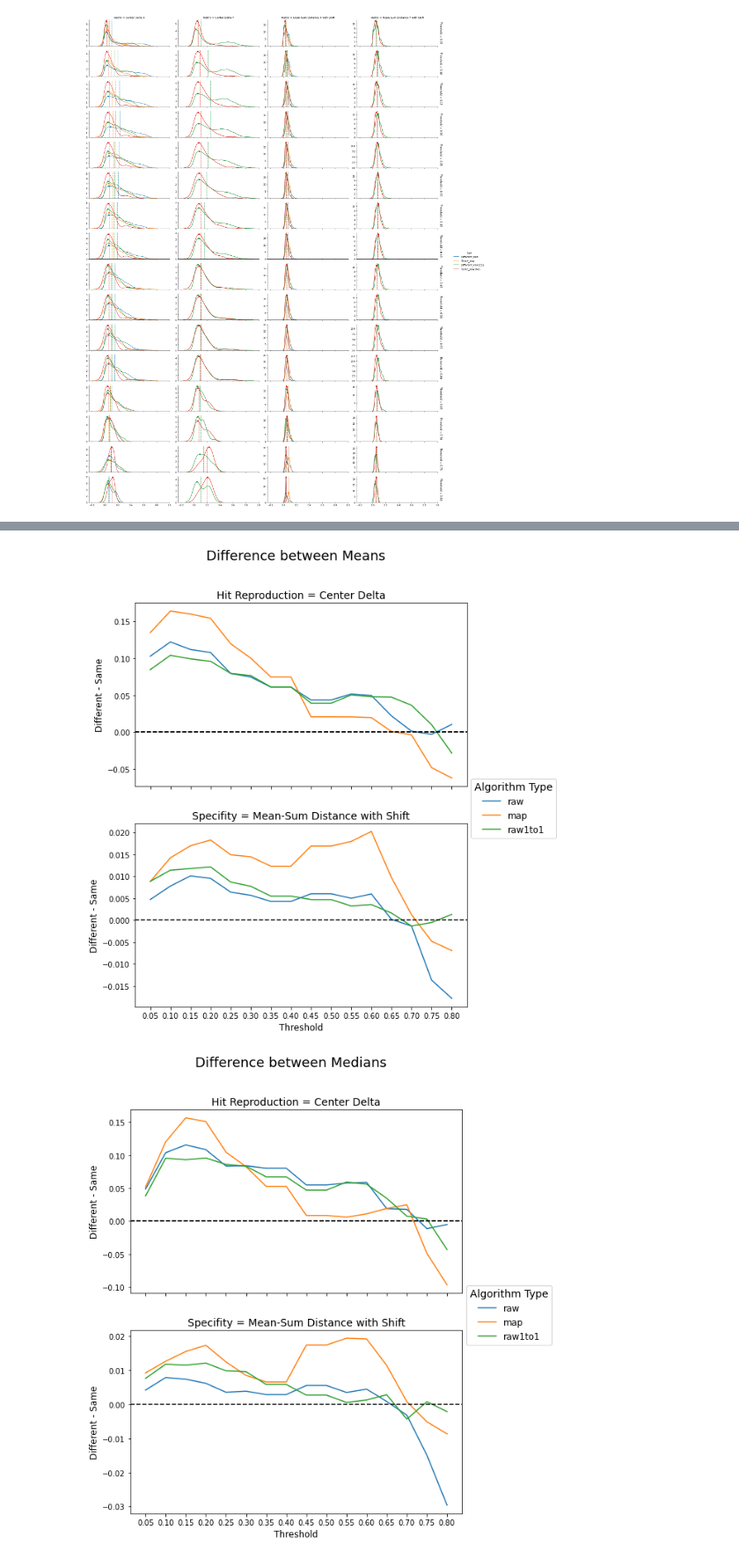
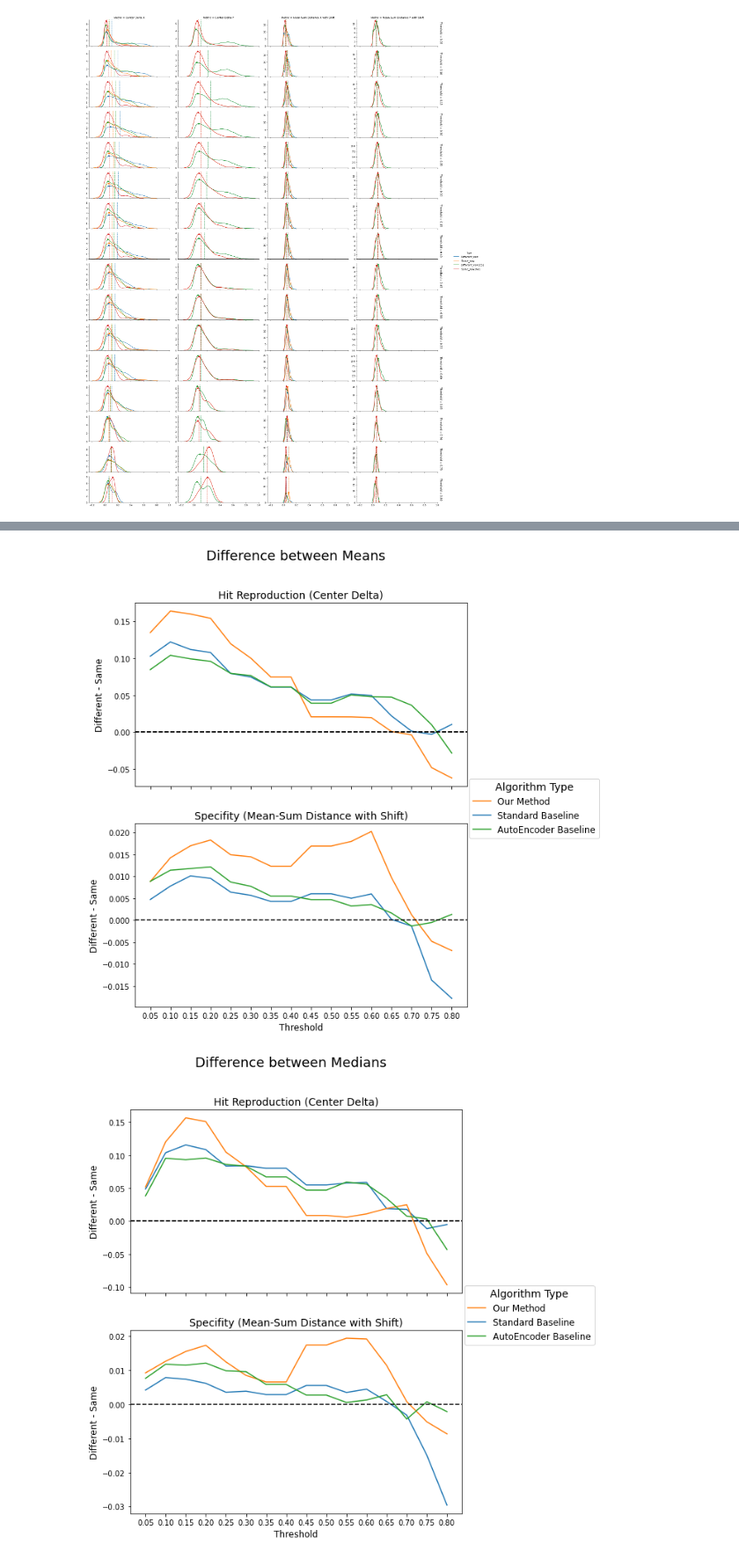
Before and after one commit to leorrose/CellProfiling-research, a Jupyter notebook: code/notebooks/Repeated-Results.ipynb, the cells around one changed output, grey strips where cells are left out. Shown at 88% size. Saved outputs shown, nothing was run; the diff lists cells and outputs as text; code cells hidden in the pictures.

```diff
--- a/code/notebooks/Repeated-Results.ipynb
+++ b/code/notebooks/Repeated-Results.ipynb
@@ -414,0 +395,7 @@ dtype: int64
+# %%
+amount = compares[['Threshold', 'Type']].query('Type == "Different_raw" or Type == "Same_raw"').copy()
+amount.loc[amount['Type'] == 'Different_raw', 'Type'] = 'Different'
+amount.loc[amount['Type'] == 'Same_raw', 'Type'] = 'Same'
+amount = amount.value_counts().sort_index()
+amount[amount.index.isin(['Different'],1)] /=2
+amount
@@ -414,0 +420,3 @@ dtype: int64
+# %%
+ax = sns.lineplot(data=amount, hue='Type', x='Threshold', y=amount)
+ax.set_yscale('log')
@@ -506,38 +519,38 @@ _ = g.add_legend({lbl: lne for lbl, lne in
 # %%
 for name, deltas in zip([f'Difference between {n}'for n in ['Means', 'Medians']], [delta_mean, delta_median]):
     fig, ax = plt.subplots(nrows=2, sharex=True, figsize=(8, 10))
     fig.suptitle(name, fontsize=18)
 
     lines = [None]*3
 
 
     df = deltas.query('Algo == "raw" and Metric == "Center Delta X"')
+    lines[1], = ax[0].plot(df['Threshold'], df['value'])
+    df = deltas.query('Algo == "raw" and Metric == "Center Delta Y"')
     lines[0], = ax[0].plot(df['Threshold'], df['value'])
-    df = deltas.query('Algo == "raw" and Metric == "Center Delta Y"')
-    lines[1], = ax[0].plot(df['Threshold'], df['value'])
     df = deltas.query('Algo == "raw1to1" and Metric == "Center Delta X"')
     lines[2], = ax[0].plot(df['Threshold'], df['value'])
-    ax[0].set_title('Hit Reproduction = Center Delta', fontsize=14)
+    ax[0].set_title('Hit Reproduction (Center Delta)', fontsize=14)
     ax[0].axhline(0, color='k', linestyle='--')
 
     df = deltas.query('Algo == "raw" and Metric == "Mean-Sum Distance X with Shift"')
     _ = ax[1].plot(df['Threshold'], df['value'])
     df = deltas.query('Algo == "raw" and Metric == "Mean-Sum Distance Y with Shift"')
     _ = ax[1].plot(df['Threshold'], df['value'])
     df = deltas.query('Algo == "raw1to1" and Metric == "Mean-Sum Distance X with Shift"')
     _ = ax[1].plot(df['Threshold'], df['value'])
-    ax[1].set_title('Specifity = Mean-Sum Distance with Shift', fontsize=14)
+    ax[1].set_title('Specifity (Mean-Sum Distance with Shift)', fontsize=14)
 
     for i in range(2):
         ax[i].axhline(0, color='k', linestyle='--')
         ax[i].set_ylabel('Different - Same', fontsize=12)
     ax[1].set_xlabel('Threshold', fontsize=12)
 
-    _ = fig.legend(lines, ['raw', 'map', 'raw1to1'],
-                   bbox_to_anchor=(1.12,0.56), title='Algorithm Type', fontsize=12, title_fontsize=14)
+    _ = fig.legend(lines, ['Our Method', 'Standard Baseline', 'AutoEncoder Baseline'],
+                   bbox_to_anchor=(1.22,0.56), title='Algorithm Type', fontsize=12, title_fontsize=14)
 # %% [output]
-[figure, old version]
+[figure, new version]
-[figure, old version]
+[figure, new version]
 # %%
 fig, ax = plt.subplots(figsize=(10,8), facecolor='#ffffff')
 sns.violinplot(x="Metrics", y="value", hue="Type",
```
Also changed, not shown: parts of 6 cells of this notebook.
